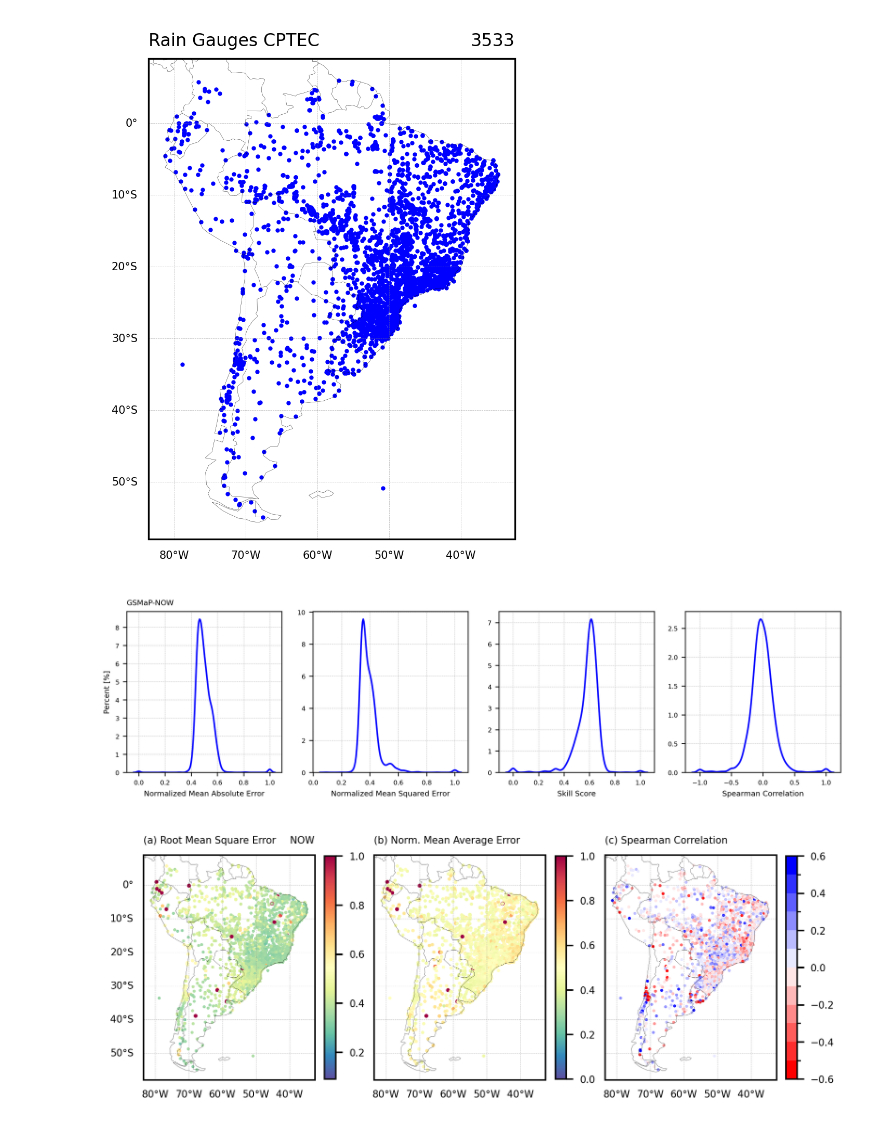
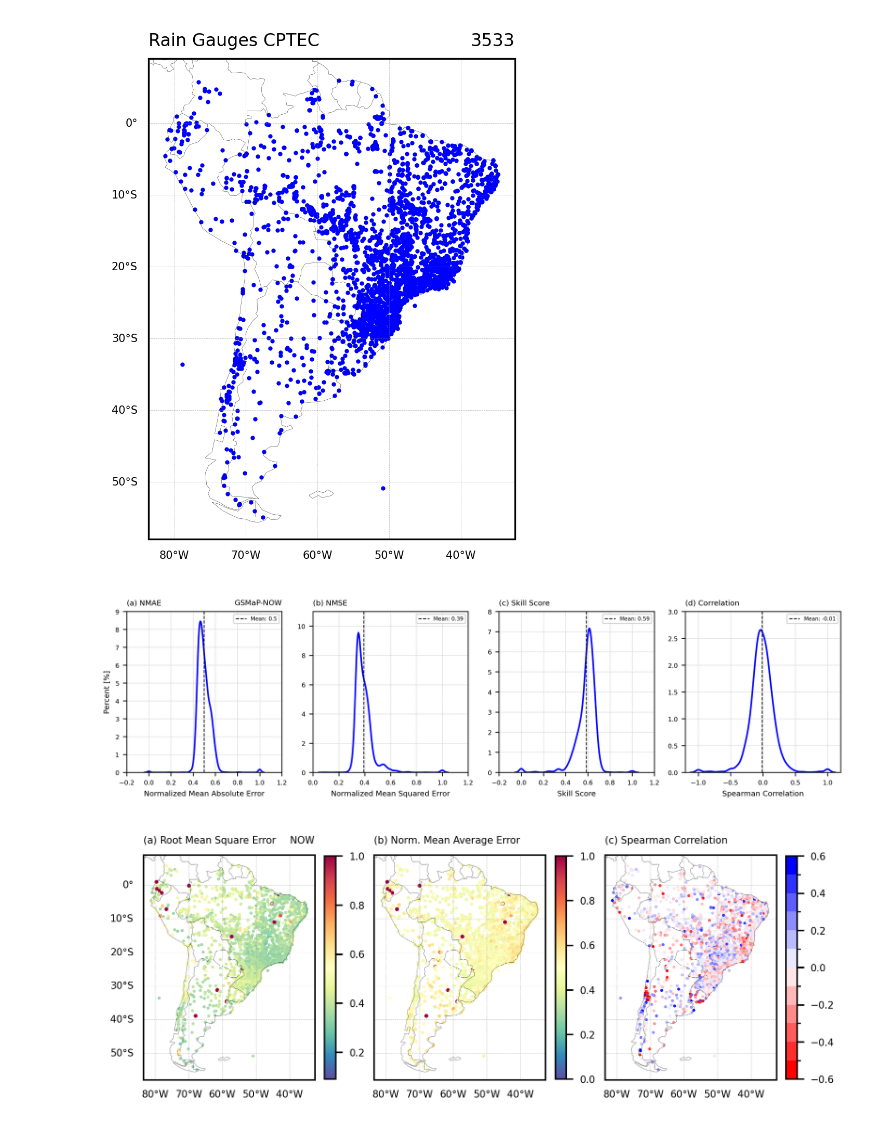
Before and after one commit to SInApSE-INPE/RainGauges, a Jupyter notebook: jupyter/validation/1dy_GSMaP_CPTEC.ipynb, the cells around one changed output. Drawn from its saved outputs; the diff is of its cells as text; code cells hidden in the pictures.

```diff
--- a/jupyter/validation/1dy_GSMaP_CPTEC.ipynb
+++ b/jupyter/validation/1dy_GSMaP_CPTEC.ipynb
@@ -210,56 +210,76 @@ gs = gridspec.GridSpec(2,4)
 # =========================================================================================================================
 ax1 = plt.subplot(gs[0, 0])
 sns.kdeplot(NMAE_all,color='blue',cumulative=False,fill=False,multiple="stack",ax=ax1)
+ax1.axvline(np.nanmean(NMAE_all),color='k',linestyle='--',linewidth=0.8, label=f'Mean: {np.round(np.nanmean(NMAE_all),2)}')
 ax1.set_ylabel('Percent [%]',fontsize=7)
 ax1.set_xlabel('Normalized Mean Absolute Error',fontsize=7)
 ax1.grid(linewidth=0.3, linestyle='--')
 ax1.tick_params(axis='both', which='major', labelsize=6)
-ax1.set_title(f'GSMaP-{product}',fontsize=7, loc='left')
+ax1.set_title(f'(a) NMAE',fontsize=7, loc='left')
+ax1.set_title(f'GSMaP-{product}',fontsize=7, loc='right')
+ax1.set_xlim(-0.2,1.2)
+ax1.set_ylim(0,9)
+ax1.legend(fontsize=5,loc=1)
 
 # =========================================================================================================================
 ax1 = plt.subplot(gs[0, 1])
 sns.kdeplot(NMSE_all,color='blue',cumulative=False,fill=False,multiple="stack",ax=ax1)
+ax1.axvline(np.nanmean(NMSE_all),color='k',linestyle='--',linewidth=0.8, label=f'Mean: {np.round(np.nanmean(NMSE_all),2)}')
 ax1.set_xlabel('Normalized Mean Squared Error',fontsize=7)
 ax1.set_ylabel('',fontsize=7)
 ax1.grid(linewidth=0.3, linestyle='--')
 ax1.tick_params(axis='both', which='major', labelsize=6)
+ax1.set_title(f'(b) NMSE',fontsize=7, loc='left')
+ax1.set_xlim(0,1.2)
+ax1.set_ylim(0,11)
+ax1.legend(fontsize=5,loc=1)
 
 # =========================================================================================================================
 ax1 = plt.subplot(gs[0, 2])
 sns.kdeplot(PSS_all,color='blue',cumulative=False,fill=False,multiple="stack",ax=ax1)
+ax1.axvline(np.nanmean(PSS_all),color='k',linestyle='--',linewidth=0.8, label=f'Mean: {np.round(np.nanmean(PSS_all),2)}')
 ax1.set_xlabel('Skill Score',fontsize=7)
 ax1.set_ylabel('',fontsize=7)
 ax1.grid(linewidth=0.3, linestyle='--')
 ax1.tick_params(axis='both', which='major', labelsize=6)
+ax1.set_title(f'(c) Skill Score',fontsize=7, loc='left')
+ax1.set_xlim(-0.2,1.2)
+ax1.set_ylim(0,8)
+ax1.legend(fontsize=5,loc=1)
 
 # =========================================================================================================================
 ax1 = plt.subplot(gs[0, 3])
 sns.kdeplot(COR_all,color='blue',cumulative=False,fill=False,multiple="stack",ax=ax1)
+ax1.axvline(np.nanmean(COR_all),color='k',linestyle='--',linewidth=0.8, label=f'Mean: {np.round(np.nanmean(COR_all),2)}')
 ax1.set_ylabel('',fontsize=7)
 ax1.set_xlabel('Spearman Correlation',fontsize=7)
 ax1.grid(linewidth=0.3, linestyle='--')
 ax1.tick_params(axis='both', which='major', labelsize=6)
+ax1.set_title(f'(d) Correlation',fontsize=7, loc='left')
+ax1.set_xlim(-1.2,1.2)
+ax1.set_ylim(0,3)
+ax1.legend(fontsize=5,loc=1)
 
 # # =========================================================================================================================
 # ax1 = plt.subplot(gs[1, 0])
 # sns.kdeplot(MAE_all,color='blue',cumulative=False,fill=False,multiple="stack",ax=ax1)
 # ax1.set_ylabel('Percent [%]',fontsize=7)
 # ax1.set_xlabel('Mean Absolute Error',fontsize=7)
 # ax1.grid(linewidth=0.3, linestyle='--')
 # ax1.tick_params(axis='both', which='major', labelsize=6)
 
 # # =========================================================================================================================
 # ax1 = plt.subplot(gs[1, 1])
 # sns.kdeplot(RMSE_all,color='blue',cumulative=False,fill=False,multiple="stack",ax=ax1)
 # ax1.set_xlabel('Root Mean Squared Error',fontsize=7)
 # ax1.set_ylabel('',fontsize=7)
 # ax1.grid(linewidth=0.3, linestyle='--')
 # ax1.tick_params(axis='both', which='major', labelsize=6)
 
 ax1.set_facecolor('white')
 fig.patch.set_alpha(0)
 # %% [output]
-[figure, old version]
+[figure, new version]
 # %%
 cmap = plt.cm.Spectral_r
 
```
Also changed, not shown: parts of 1 cell of this notebook.
